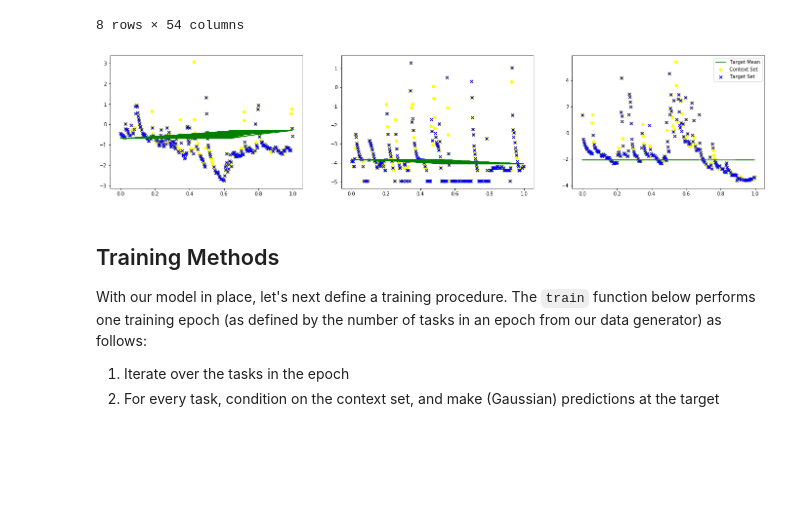
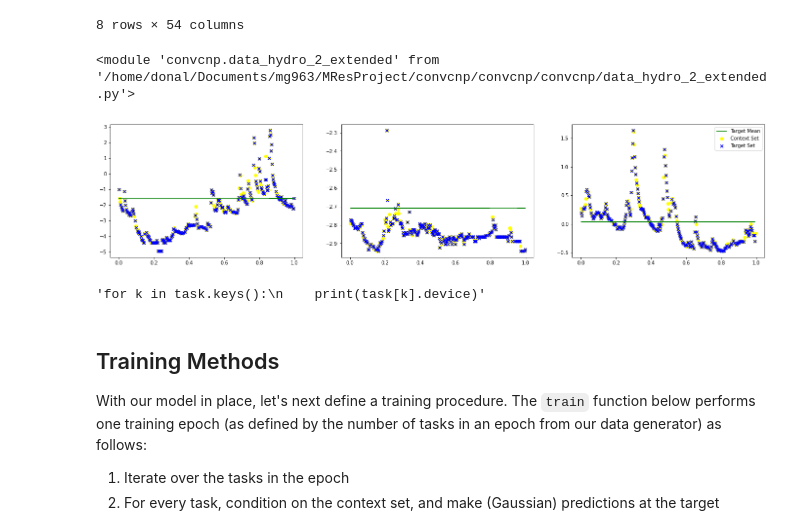
Before and after one commit to mgironamata/convcnp, a Jupyter notebook: convcnp_clean.ipynb, the cells around one changed output. Saved outputs shown, nothing was run; the diff lists cells and outputs as text; code cells hidden in the pictures; blank space fills up the shorter version.

```diff
--- a/convcnp_clean.ipynb
+++ b/convcnp_clean.ipynb
@@ -56,5 +58,5 @@ Wall time: 17.9 s
 # %%
-basins_file = r'C:\Google Drive (mg963)\ealstm_regional_modelling\ealstm_regional_modeling\data\basin_list.txt'
+basins_file = r'../../../ealstm_regional_modelling/ealstm_regional_modeling/data/basin_list.txt'
 selected_basins = loadtxt(basins_file, comments="#", delimiter=",", unpack=False, dtype="int")
 # %%
 %%time
@@ -322,36 +312,49 @@ df_att.describe()
 | 75% | 9.382765e+06 | 3.730640e-01 | 6.467418e-01 | 5.033172e-01 | 2.237837e-01 | 3.428102e-01 | 7.252583e-01 | 4.738788e-01 | ... |
 | max | 1.440000e+07 | 4.029519e+00 | 3.528104e+00 | 1.827764e+00 | 3.587368e+00 | 6.750351e+00 | 2.591245e+00 | 3.878269e+00 | ... |
 8 rows × 54 columns
+# %%
+import importlib
+importlib.reload(convcnp.task_preprocessing)
+importlib.reload(convcnp.data_hydro_2_extended)
+# %% [output]
+<module 'convcnp.data_hydro_2_extended' from '/home/donal/Documents/mg963/MResProject/convcnp/convcnp/convcnp/data_hydro_2_extended.py'>
 # %%
 gen = convcnp.data_hydro_2_extended.HydroGenerator(
                                             dataframe=df_train,
                                             df_att = df_att,
-                                            batch_size = 16*4,
+                                            batch_size = 16,
                                             num_tasks = 256,
                                             channels_c = context_channels,
                                             channels_t = target_channels,
                                             channels_att = attributes,
                                             channels_t_val = target_val_channel,
                                             context_mask = context_mask,
                                             target_mask = target_mask,
                                             extrapolate = extrapolate_flag,
                                             timeslice = timeslice,
                                             dropout_rate = 0,
                                             concat_static_features = False,
                                             min_train_points=min_train_points,
                                             min_test_points=min_test_points,
                                             max_train_points=max_train_points,
-                                            max_test_points=max_test_points)
+                                            max_test_points=max_test_points,
+                                            device='cpu',
+                                            )
 
 
 task = gen.generate_task()
 fig = plt.figure(figsize=(24, 5))
 for i in range(3):
     plt.subplot(1, 3, i + 1)
     plot_task(task, i, legend=i==2)
 plt.show()
 # %% [output]
-[figure, old version]
+[figure, new version]
+# %%
+"""for k in task.keys():
+    print(task[k].device)"""
+# %% [output]
+'for k in task.keys():\n    print(task[k].device)'
 # %%
 %%capture
 
```
Also changed, not shown: parts of 16 cells of this notebook, 19 other files.
